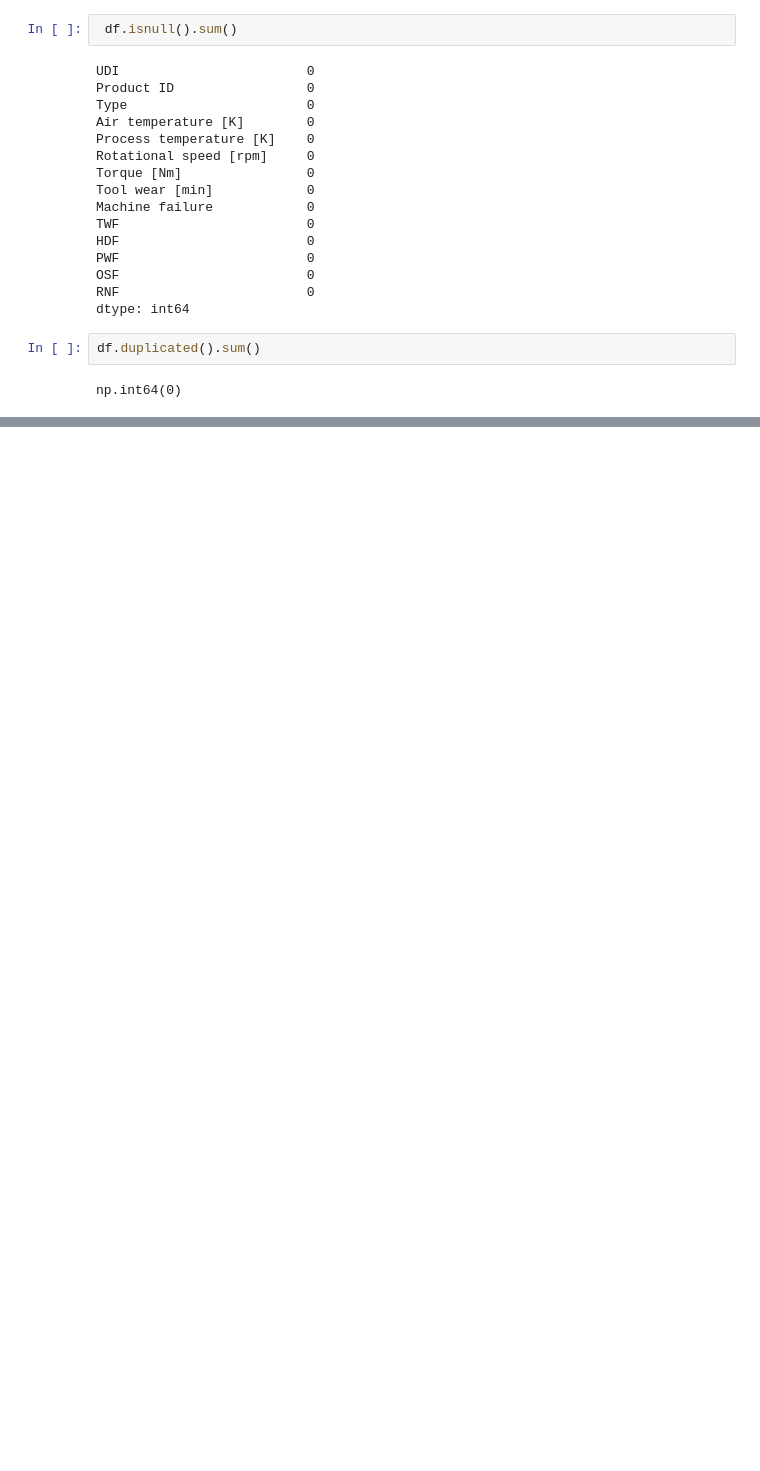
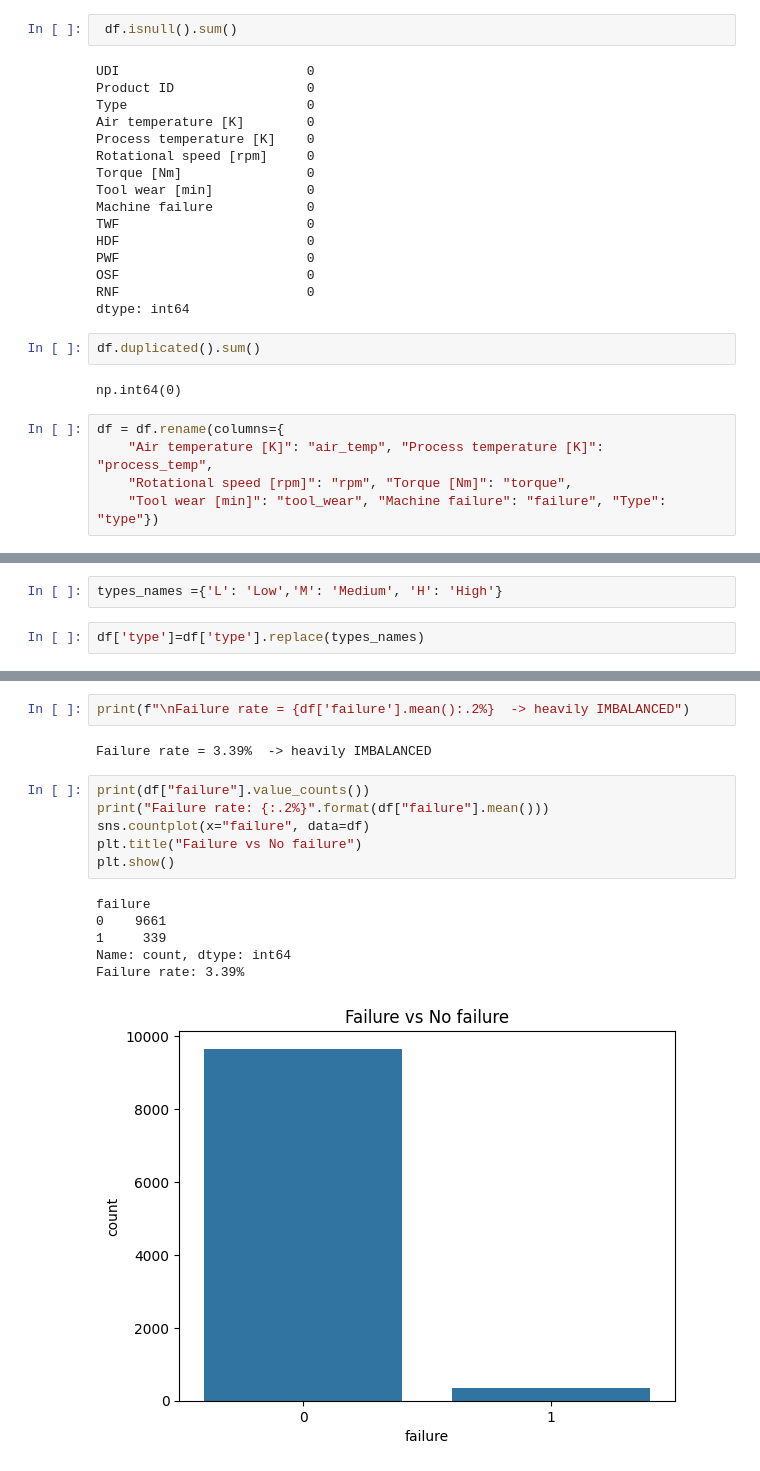
Before and after one commit to Ashwinvinod7/Statiscal_Anamoly_Detection_and_machine-_failure_prediction, a Jupyter notebook: ML_PROJECT_MFP/statiscal_anamoly_detection_and_machine_failure_prediction.ipynb, the cells around one changed output, grey strips where cells are left out. Saved outputs shown, nothing was run; the diff lists cells and outputs as text; blank space fills up the shorter version.

Commit message:
EDA & DATA UNDERSTANDING COMPLETED

```diff
--- a/ML_PROJECT_MFP/statiscal_anamoly_detection_and_machine_failure_prediction.ipynb
+++ b/ML_PROJECT_MFP/statiscal_anamoly_detection_and_machine_failure_prediction.ipynb
@@ -130,3 +132,8 @@ dtype: int64
 df.duplicated().sum()
 # %% [output]
 np.int64(0)
+# %%
+df = df.rename(columns={
+    "Air temperature [K]": "air_temp", "Process temperature [K]": "process_temp",
+    "Rotational speed [rpm]": "rpm", "Torque [Nm]": "torque",
+    "Tool wear [min]": "tool_wear", "Machine failure": "failure", "Type": "type"})
@@ -132,0 +165,4 @@ np.int64(0)
+# %%
+types_names ={'L': 'Low','M': 'Medium', 'H': 'High'}
+# %%
+df['type']=df['type'].replace(types_names)
@@ -132,0 +204,17 @@ np.int64(0)
+# %%
+print(f"\nFailure rate = {df['failure'].mean():.2%}  -> heavily IMBALANCED")
+# %% [output]
+Failure rate = 3.39%  -> heavily IMBALANCED
+# %%
+print(df["failure"].value_counts())
+print("Failure rate: {:.2%}".format(df["failure"].mean()))
+sns.countplot(x="failure", data=df)
+plt.title("Failure vs No failure")
+plt.show()
+# %% [output]
+failure
+0    9661
+1     339
+Name: count, dtype: int64
+Failure rate: 3.39%
+[figure, added]
```
Also changed, not shown: parts of 10 cells of this notebook.
